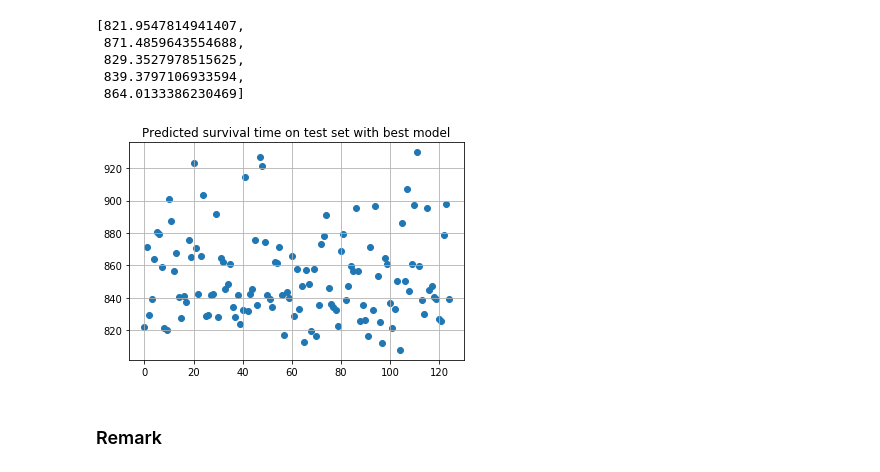
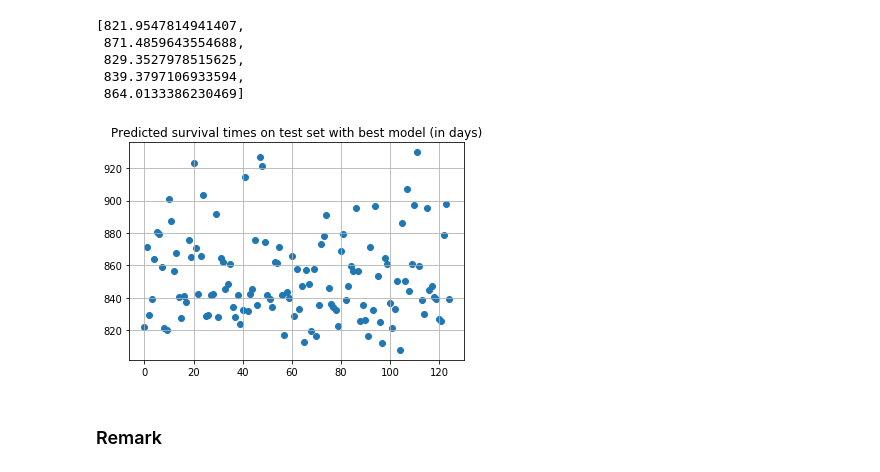
Before and after one commit to DamienToomey/predicting_lung_cancer_survival_time, a Jupyter notebook: code/code.ipynb, the cells around one changed output. Cells and saved outputs as stored; diff of their text form; code cells hidden in the pictures.

```diff
--- a/code/code.ipynb
+++ b/code/code.ipynb
@@ -703,7 +686,7 @@ if os.path.exists(os.path.join(best_model_path, best_model_name)):
     with open(os.path.join(best_model_path, best_model_name), 'rb') as f:
         dict_pickle_res = pickle.load(f)
 
-    df_res.loc["Current saved model ({})".format(dict_pickle_res["best_model"].__class__.__name__), :] = (dict_pickle_res["best_train_cindex"],
+    df_res.loc["Best saved model ({})".format(dict_pickle_res["best_model"].__class__.__name__), :] = (dict_pickle_res["best_train_cindex"],
                                                                                                           dict_pickle_res["best_val_cindex"],
                                                                                                           dict_pickle_res["best_model"])
 # %%
@@ -842,11 +827,11 @@ list(y_test_pred[0:5])
 # %%
 plt.figure()
 plt.scatter(np.arange(len(y_test_pred)), y_test_pred)
 plt.grid()
-plt.title("Predicted survival time on test set with best model")
+plt.title("Predicted survival times on test set with best model (in days)")
 plt.show()
 # %% [output]
-[figure, old version]
+[figure, new version]
 # %% [markdown]
 ### Remark
 # %% [markdown]
```
Also changed, not shown: parts of 33 cells of this notebook, 2 other files.
